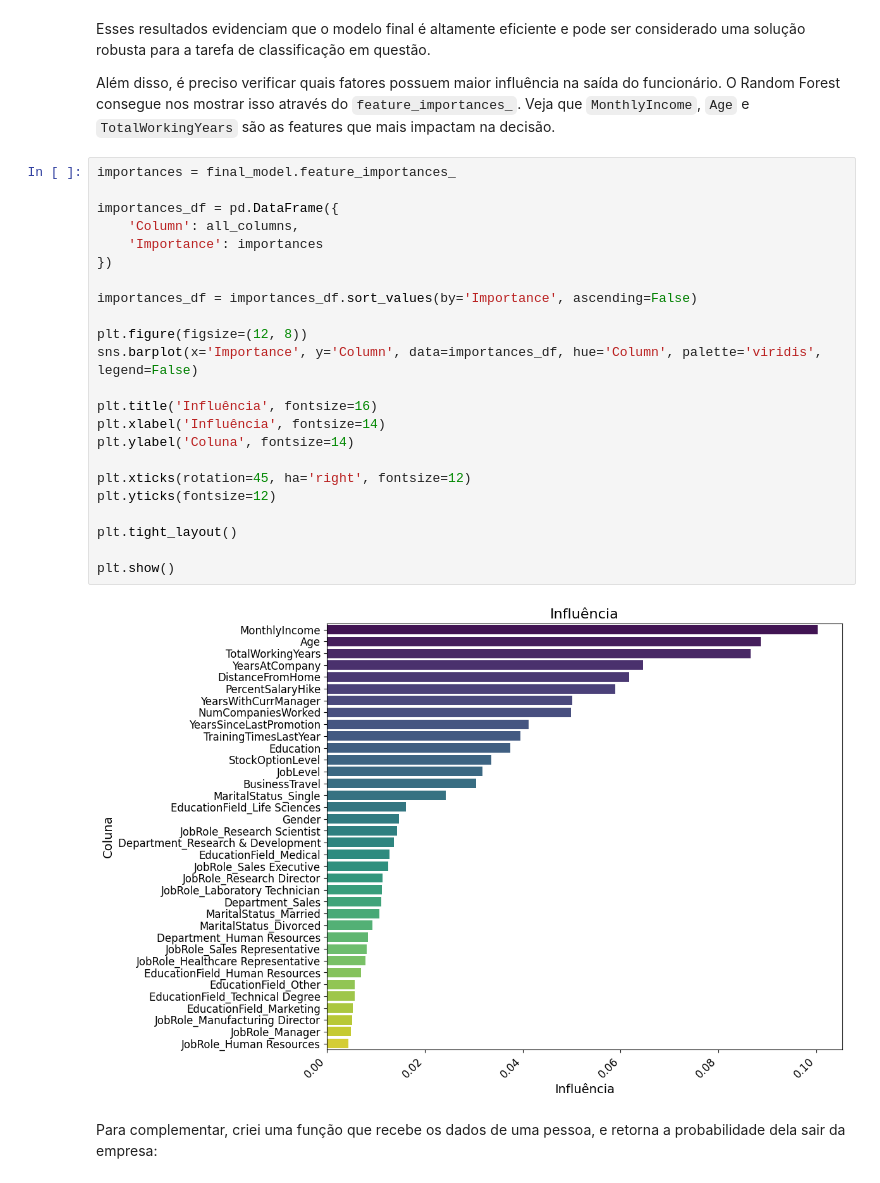
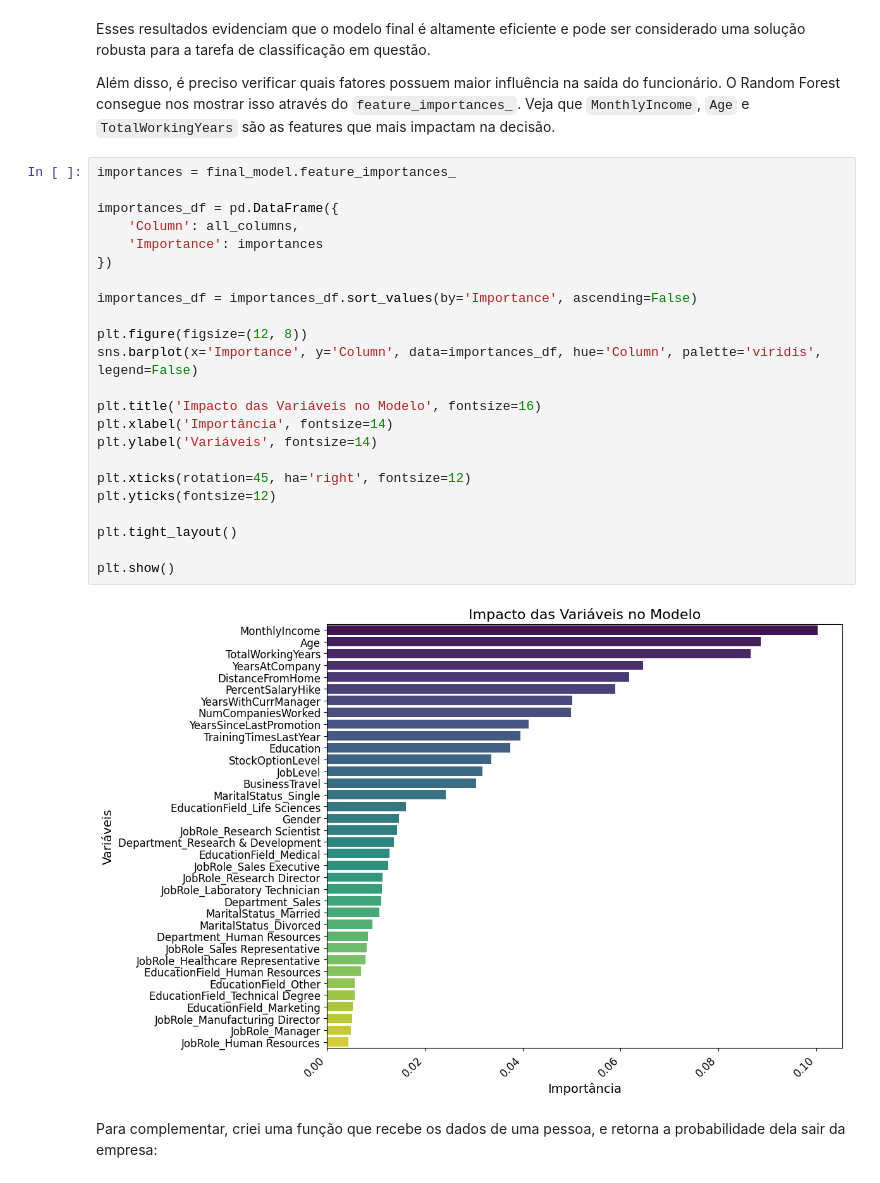
Before and after one commit to amandatz/employee-attrition-analysis, a Jupyter notebook: solution.ipynb, the cells around one changed output. Drawn from its saved outputs; the diff is of its cells as text.

```diff
--- a/solution.ipynb
+++ b/solution.ipynb
@@ -557,28 +557,28 @@ Além disso, é preciso verificar quais fatores possuem maior influência na sa
 # %%
 importances = final_model.feature_importances_
 
 importances_df = pd.DataFrame({
     'Column': all_columns,
     'Importance': importances
 })
 
 importances_df = importances_df.sort_values(by='Importance', ascending=False)
 
 plt.figure(figsize=(12, 8))
 sns.barplot(x='Importance', y='Column', data=importances_df, hue='Column', palette='viridis', legend=False)
 
-plt.title('Influência', fontsize=16)
-plt.xlabel('Influência', fontsize=14)
-plt.ylabel('Coluna', fontsize=14)
+plt.title('Impacto das Variáveis no Modelo', fontsize=16)
+plt.xlabel('Importância', fontsize=14)
+plt.ylabel('Variáveis', fontsize=14)
 
 plt.xticks(rotation=45, ha='right', fontsize=12)
 plt.yticks(fontsize=12)
 
 plt.tight_layout()
 
 plt.show()
 # %% [output]
-[figure, old version]
+[figure, new version]
 # %% [markdown]
 Para complementar, criei uma função que recebe os dados de uma pessoa, e retorna a probabilidade dela sair da empresa:
 # %%
```
Also changed, not shown: parts of 2 cells of this notebook.
